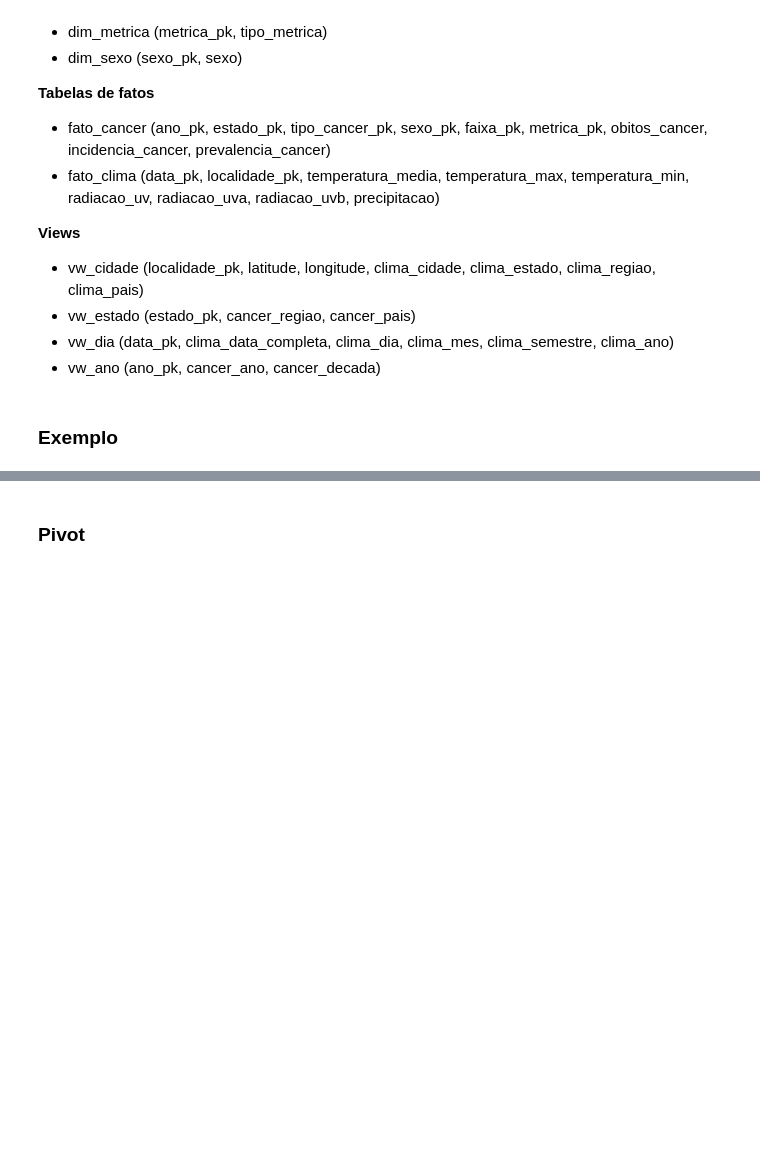
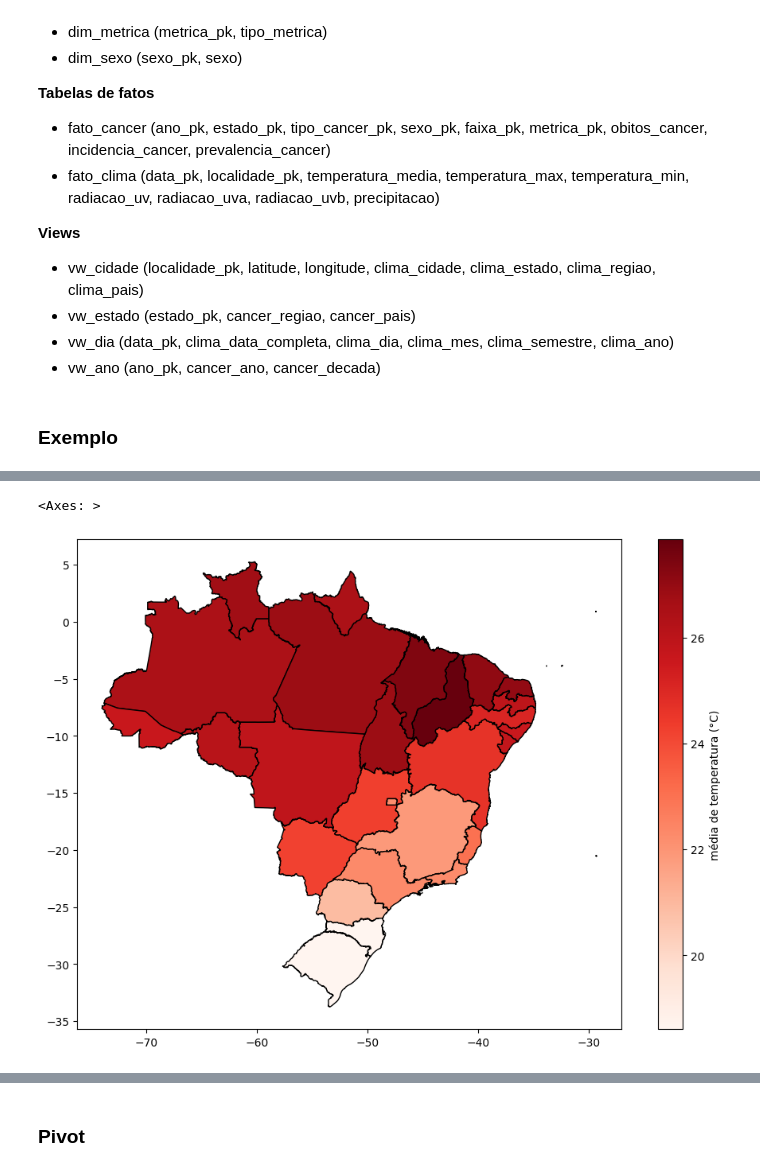
Before and after one commit to rodrigorcz/cancer-climate-dw, a Jupyter notebook: consultas.ipynb, the cells around one changed output, grey strips where cells are left out. Saved outputs shown, nothing was run; the diff lists cells and outputs as text; code cells hidden in the pictures; blank space fills up the shorter version.

```diff
--- a/consultas.ipynb
+++ b/consultas.ipynb
@@ -108,0 +131,16 @@ Passing `palette` without assigning `hue` is deprecated and will be removed in v
+# %%
+query = """
+SELECT
+    a.estado, AVG(CAST(f.temperatura_media AS DECIMAL)) AS temperatura_media
+FROM
+    fato_clima f
+JOIN
+    dim_localidade a ON a.localidade_pk = f.localidade_pk
+GROUP BY
+    a.estado
+ORDER BY
+    temperatura_media DESC;
+"""
+
+df = pd.read_sql(query, engine)
+df.head()
@@ -108,0 +154,12 @@ Passing `palette` without assigning `hue` is deprecated and will be removed in v
+# %%
+precipitacao_estados = info_brasil.merge(df, on='estado', how='left')
+precipitacao_estados.plot(column='temperatura_media',
+                        cmap='Reds',
+                        legend=True,
+                        figsize=(12, 8),
+                        edgecolor='black',
+                        legend_kwds={"label": "média de temperatura (°C)",
+                                      "orientation": "vertical"})
+# %% [output]
+<Axes: >
+[figure, added]
```
Also changed, not shown: parts of 20 cells of this notebook, 1 other file.
